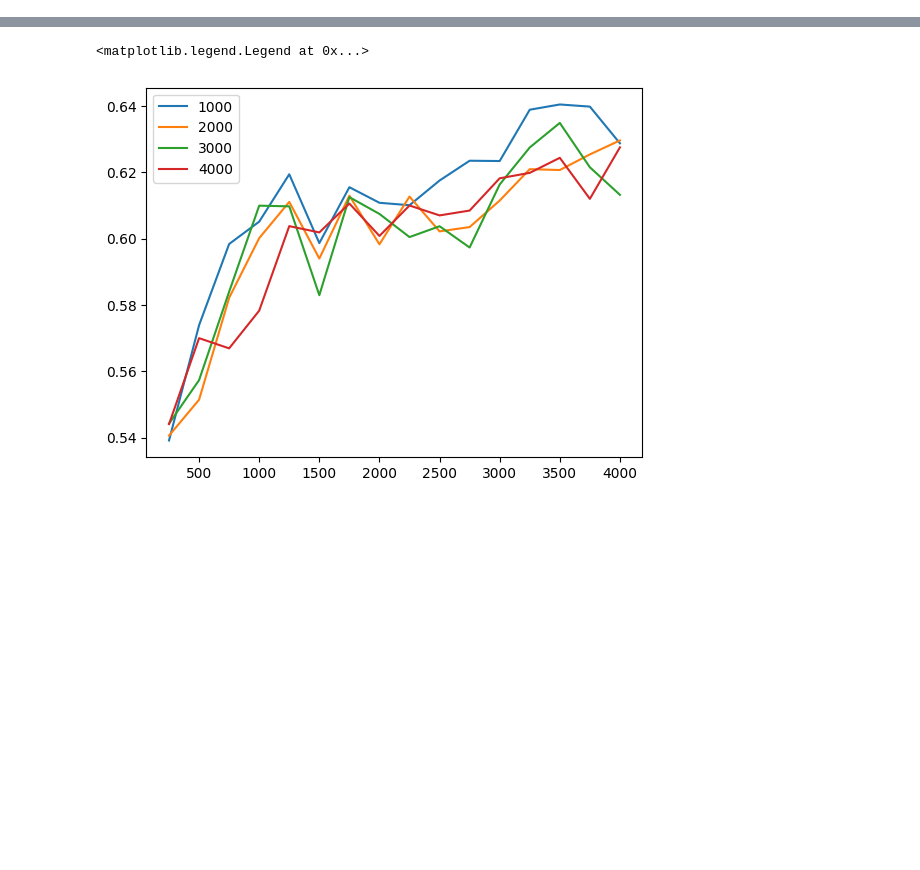
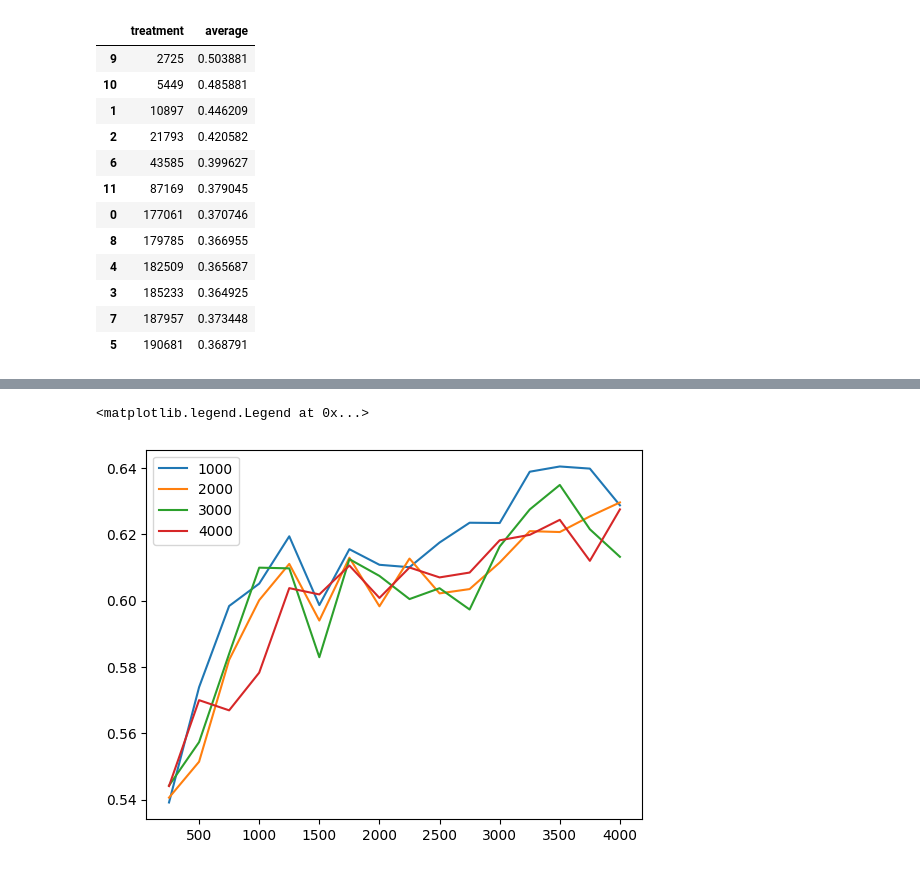
Before and after one commit to michahu/evaluation-pipeline, a Jupyter notebook: collate.ipynb, the cells around one changed output, grey strips where cells are left out. Saved outputs shown, nothing was run; the diff lists cells and outputs as text; code cells hidden in the pictures; blank space fills up the shorter version.

```diff
--- a/collate.ipynb
+++ b/collate.ipynb
@@ -260,0 +397,16 @@ def blimp_data_2_df(data):
+# %%
+df[['treatment', 'average']].sort_values(by='treatment')
+# %% [output]
+|  | treatment | average |
+| 9 | 2725 | 0.503881 |
+| 10 | 5449 | 0.485881 |
+| 1 | 10897 | 0.446209 |
+| 2 | 21793 | 0.420582 |
+| 6 | 43585 | 0.399627 |
+| 11 | 87169 | 0.379045 |
+| 0 | 177061 | 0.370746 |
+| 8 | 179785 | 0.366955 |
+| 4 | 182509 | 0.365687 |
+| 3 | 185233 | 0.364925 |
+| 7 | 187957 | 0.373448 |
+| 5 | 190681 | 0.368791 |
```
Also changed, not shown: parts of 14 cells of this notebook, 6 other files.
